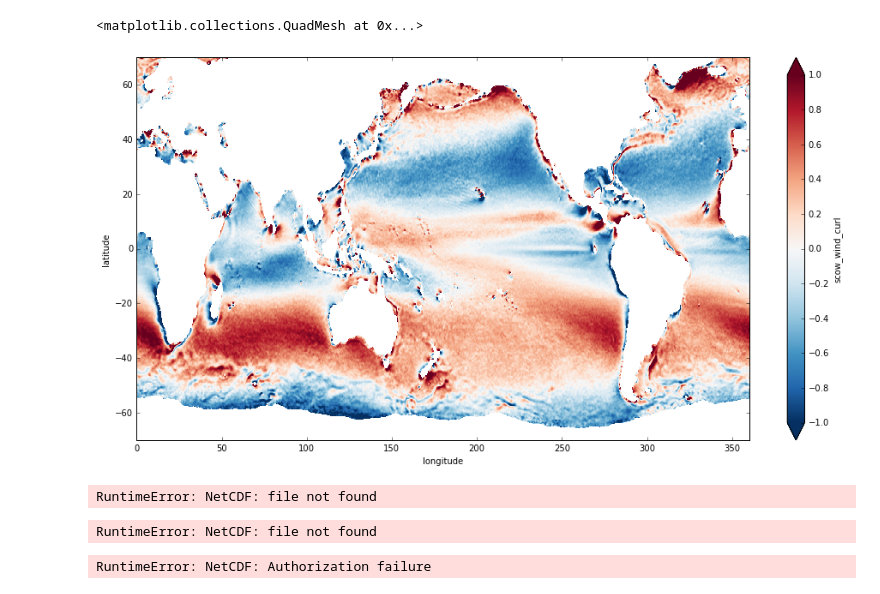
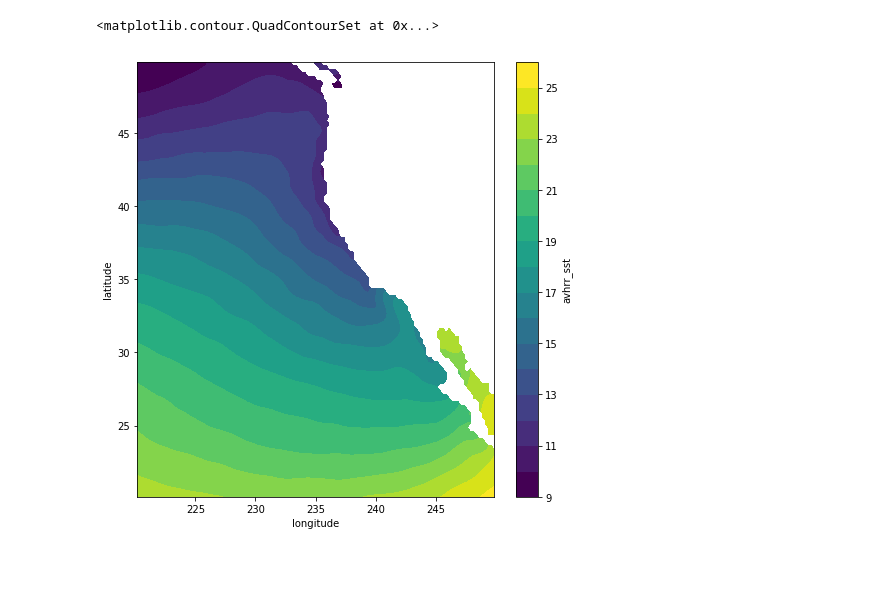
Before and after one commit to rabernat/intro_to_physical_oceanography, a Jupyter notebook: lectures/06_wind_forcing.ipynb, the cells around one changed output. Drawn from its saved outputs; the diff is of its cells as text; code cells hidden in the pictures; blank space fills up the shorter version.

```diff
--- a/lectures/06_wind_forcing.ipynb
+++ b/lectures/06_wind_forcing.ipynb
@@ -27,4 +129,4 @@ Data variables:
 # %%
-# create an annual mean
-swow_am = scow.mean(dim='time').load()
-scow_am
+# create an annual mean -- takes a long time to load data
+scow_am = scow.mean(dim='time').load()
+ds = scow_am.transpose('latitude', 'longitude')
@@ -62,0 +133,6 @@ scow_am.scow_zonal_wind_stress.sel(longitude=slice(300,350)).mean(dim='longitude
+# %%
+omega = 7.29e-5
+f = 2 * omega * np.sin(np.deg2rad(ds.latitude))
+rho0 = 1030
+ds['U_ek'] = ds.scow_meridional_wind_stress / (rho0 * f).where(abs(ds.latitude)>5)
+ds['V_ek'] = -ds.scow_zonal_wind_stress / (rho0 * f).where(abs(ds.latitude)>5)
@@ -62,0 +181,4 @@ scow_am.scow_zonal_wind_stress.sel(longitude=slice(300,350)).mean(dim='longitude
+# %%
+cal = ds.sel(longitude=slice(220, 250), latitude=slice(20,50))
+quick_quiver(cal.scow_zonal_wind_stress, cal.scow_meridional_wind_stress,
+             mag_max=0.05, sampling_x=3, sampling_y=3, figsize=(8,8));
@@ -63,27 +193,6 @@ scow_am.scow_zonal_wind_stress.sel(longitude=slice(300,350)).mean(dim='longitude
 # %%
-plt.figure(figsize=(16,8))
-scow_am.scow_wind_curl.T.plot(vmin=-1)
+plt.figure(figsize=(8,8))
+cal.avhrr_sst.plot.contourf(levels=20)
 # %% [output]
-<matplotlib.collections.QuadMesh at 0x...>
+<matplotlib.contour.QuadContourSet at 0x...>
-[figure, old version]
+[figure, new version]
-# %%
-url = ('http://iridl.ldeo.columbia.edu/SOURCES/.NOAA/.NODC/.WOA09/'
-#                        '.Grid-1x1/.Annual/dods')
-                         '.Grid-1x1/.Annual/.temperature/dods')
-woa_temp = xr.open_dataset(url)
-#woa = woa.merge(woa_mask)
-#woa
-# %% [output]
-RuntimeError: NetCDF: file not found
-# %%
-import netCDF4
-url  = 'http://iridl.ldeo.columbia.edu/SOURCES/.NOAA/.NODC/.WOA09/.Grid-1x1/.Annual/.phosphate/dods'
-nc = netCDF4.Dataset(url)
-nc.variables['lon'][:]
-# %% [output]
-RuntimeError: NetCDF: file not found
-# %%
-ssh = xr.open_dataset('http://opendap.aviso.altimetry.fr/thredds/dodsC/dataset-duacs-dt-global-allsat-madt-h')
-ssh
-# %% [output]
-RuntimeError: NetCDF: Authorization failure
```
Also changed, not shown: parts of 17 cells of this notebook, 1 other file.
